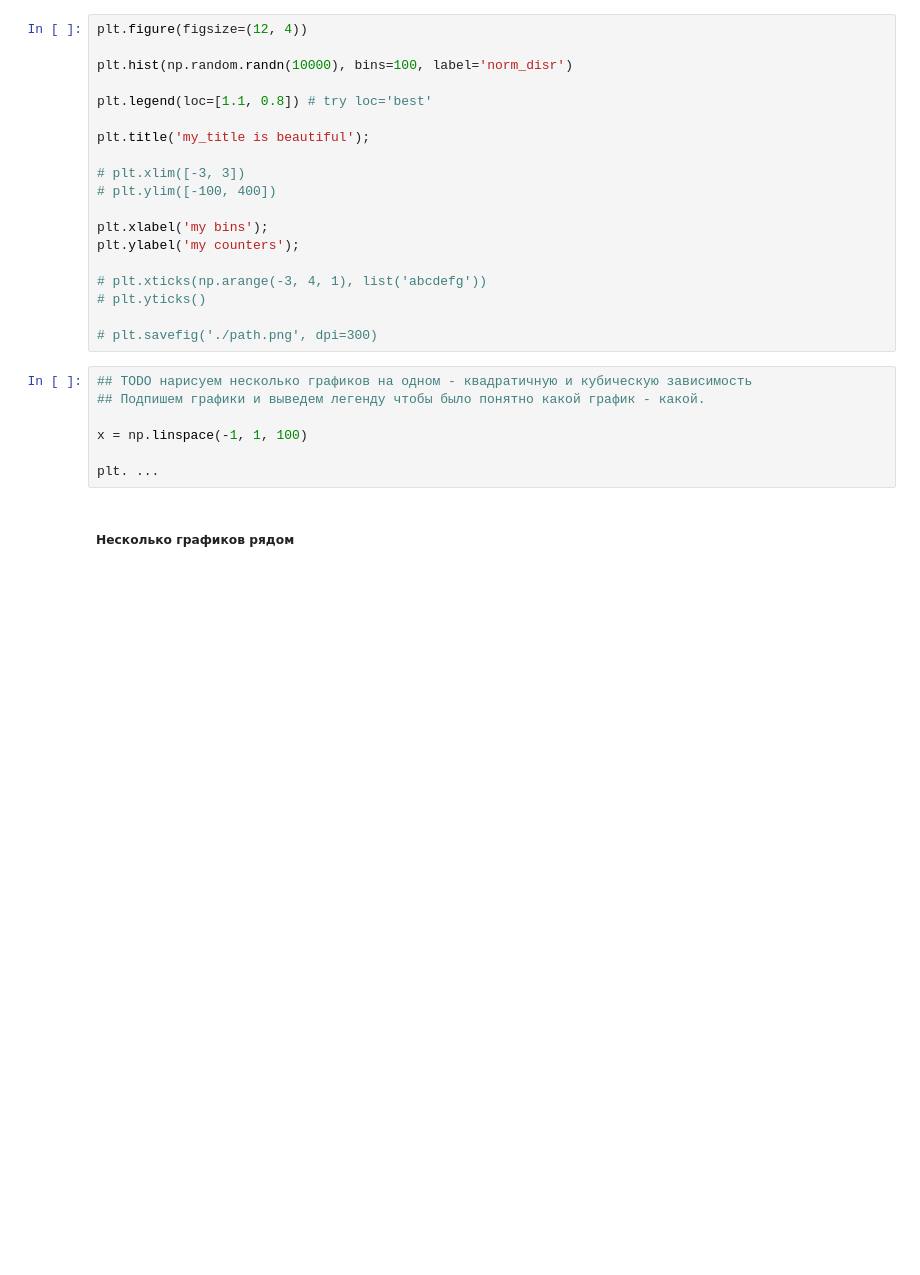
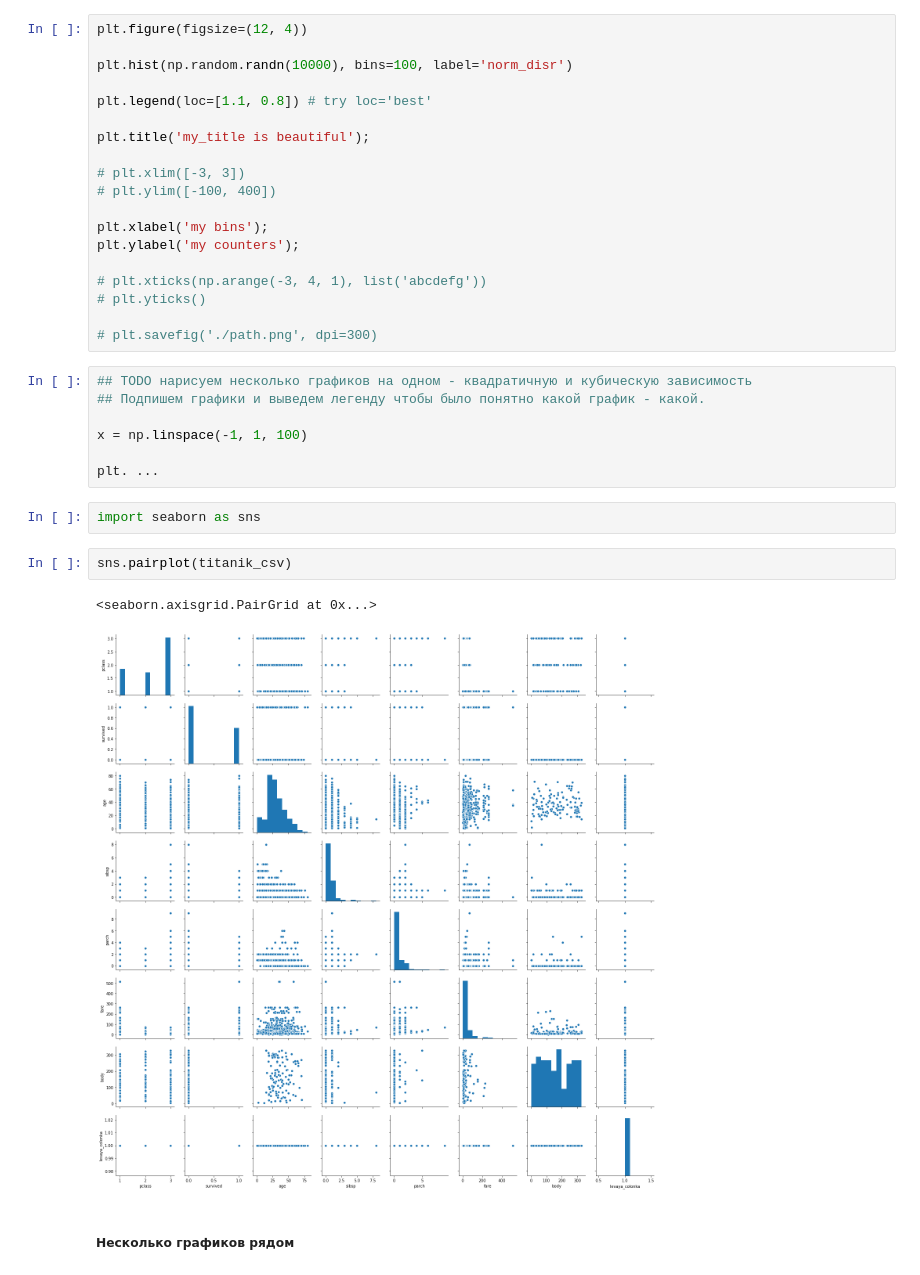
Before and after one commit to Kinetikm/AppliedPythonF2019, a Jupyter notebook: lectures/lecture_05_ml/notebooks/lecture_05_ml_part_2_pandas.ipynb, the cells around one changed output. Cells and saved outputs as stored; diff of their text form; blank space fills up the shorter version.

```diff
--- a/lectures/lecture_05_ml/notebooks/lecture_05_ml_part_2_pandas.ipynb
+++ b/lectures/lecture_05_ml/notebooks/lecture_05_ml_part_2_pandas.ipynb
@@ -362,6 +820,13 @@ plt.ylabel('my counters');
 x = np.linspace(-1, 1, 100)
 
 plt. ...
+# %%
+import seaborn as sns
+# %%
+sns.pairplot(titanik_csv)
+# %% [output]
+<seaborn.axisgrid.PairGrid at 0x...>
+[figure, added]
 # %% [markdown]
 ##### Несколько графиков рядом
 # %%
```
Also changed, not shown: parts of 61 cells of this notebook, 6 other files.
